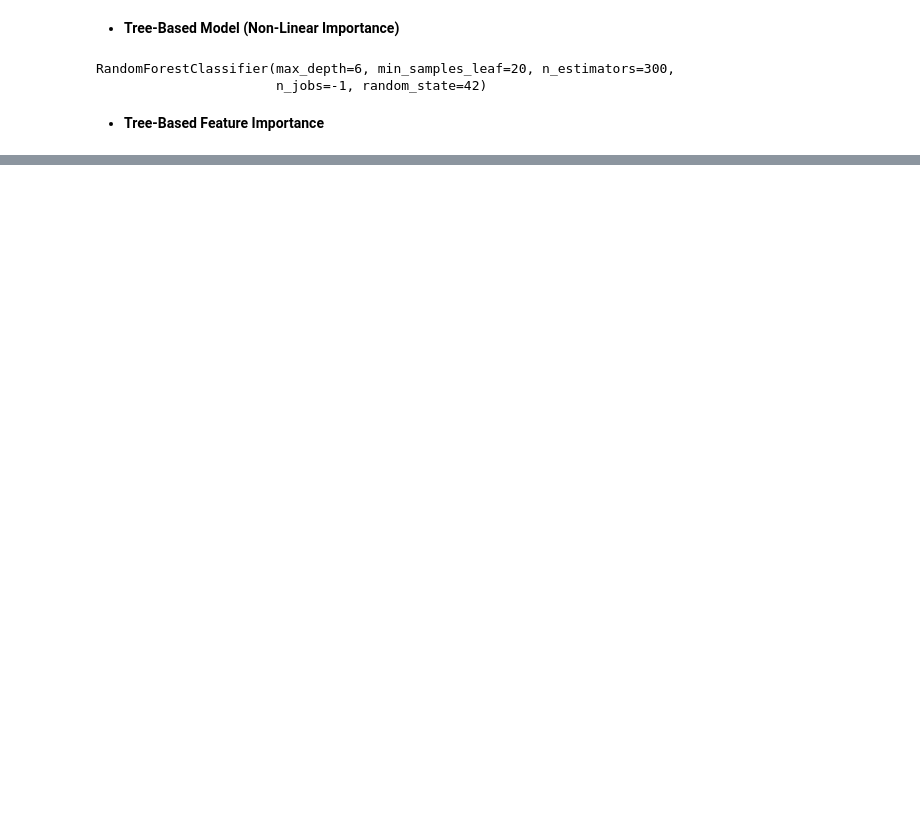
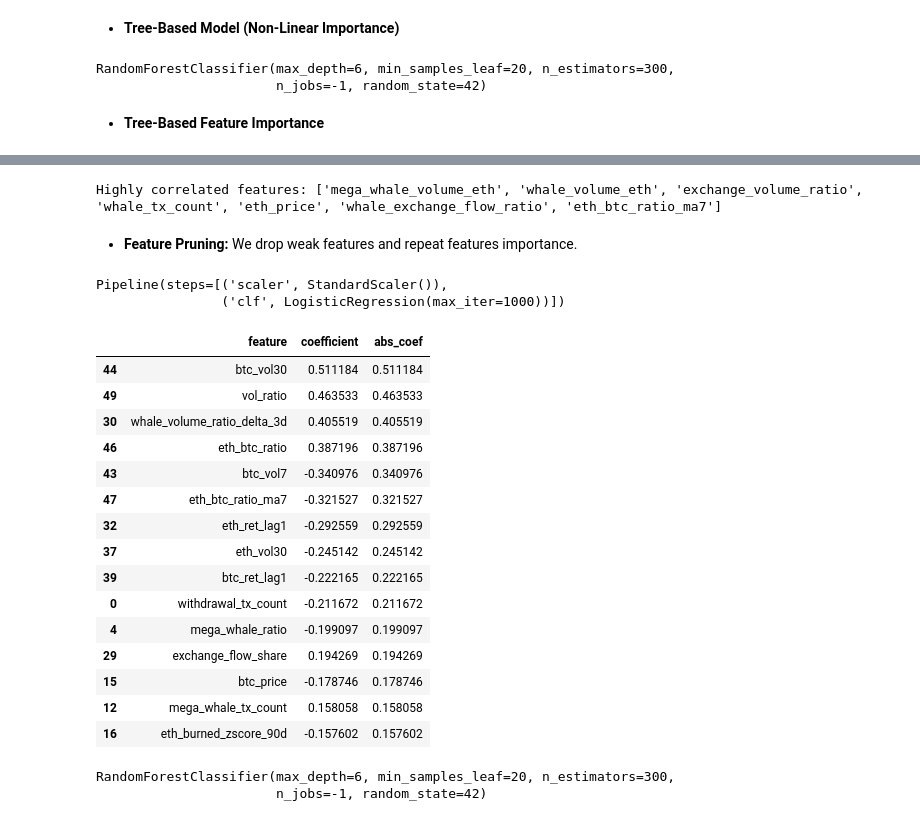
Before and after one commit to FirstBML/Whale-Movement-Based-Price-Direction-Generator-V2, a Jupyter notebook: WhalesIntent/Intent/Data_Prep&EDA.ipynb, the cells around one changed output, grey strips where cells are left out. Saved outputs shown, nothing was run; the diff lists cells and outputs as text; code cells hidden in the pictures; blank space fills up the shorter version.

```diff
--- a/WhalesIntent/Intent/Data_Prep&EDA.ipynb
+++ b/WhalesIntent/Intent/Data_Prep&EDA.ipynb
@@ -557,0 +664,14 @@ KeyError: 'bitcoin_regime'
+# %%
+corr = X_train.corr().abs()
+upper = corr.where(np.triu(np.ones(corr.shape), k=1).astype(bool))
+
+to_drop = [
+    col for col in upper.columns
+    if any(upper[col] > 0.9)
+]
+
+print("Highly correlated features:", to_drop)
+# %% [output]
+Highly correlated features: ['mega_whale_volume_eth', 'whale_volume_eth', 'exchange_volume_ratio', 'whale_tx_count', 'eth_price', 'whale_exchange_flow_ratio', 'eth_btc_ratio_ma7']
+# %% [markdown]
+- **Feature Pruning:** We drop weak features and repeat features importance.
@@ -557,0 +689,62 @@ KeyError: 'bitcoin_regime'
+# %%
+X_train_p = train_df[FEATURE_COLS_PRUNED]
+X_val_p   = val_df[FEATURE_COLS_PRUNED]
+
+y_train = train_df["target_t2"]
+y_val   = val_df["target_t2"]
+# %%
+from sklearn.linear_model import LogisticRegression
+from sklearn.preprocessing import StandardScaler
+from sklearn.pipeline import Pipeline
+
+linear_model_p = Pipeline([
+    ("scaler", StandardScaler()),
+    ("clf", LogisticRegression(max_iter=1000))
+])
+
+linear_model_p.fit(X_train_p, y_train)
+# %% [output]
+Pipeline(steps=[('scaler', StandardScaler()),
+                ('clf', LogisticRegression(max_iter=1000))])
+# %%
+coef_df_p = pd.DataFrame({
+    "feature": FEATURE_COLS_PRUNED,
+    "coefficient": linear_model_p.named_steps["clf"].coef_[0]
+})
+
+coef_df_p["abs_coef"] = coef_df_p["coefficient"].abs()
+coef_df_p = coef_df_p.sort_values("abs_coef", ascending=False)
+
+coef_df_p.head(15)
+# %% [output]
+|  | feature | coefficient | abs_coef |
+| 44 | btc_vol30 | 0.511184 | 0.511184 |
+| 49 | vol_ratio | 0.463533 | 0.463533 |
+| 30 | whale_volume_ratio_delta_3d | 0.405519 | 0.405519 |
+| 46 | eth_btc_ratio | 0.387196 | 0.387196 |
+| 43 | btc_vol7 | -0.340976 | 0.340976 |
+| 47 | eth_btc_ratio_ma7 | -0.321527 | 0.321527 |
+| 32 | eth_ret_lag1 | -0.292559 | 0.292559 |
+| 37 | eth_vol30 | -0.245142 | 0.245142 |
+| 39 | btc_ret_lag1 | -0.222165 | 0.222165 |
+| 0 | withdrawal_tx_count | -0.211672 | 0.211672 |
+| 4 | mega_whale_ratio | -0.199097 | 0.199097 |
+| 29 | exchange_flow_share | 0.194269 | 0.194269 |
+| 15 | btc_price | -0.178746 | 0.178746 |
+| 12 | mega_whale_tx_count | 0.158058 | 0.158058 |
+| 16 | eth_burned_zscore_90d | -0.157602 | 0.157602 |
+# %%
+from sklearn.ensemble import RandomForestClassifier
+
+rf_model_p = RandomForestClassifier(
+    n_estimators=300,
+    max_depth=6,
+    min_samples_leaf=20,
+    random_state=42,
+    n_jobs=-1
+)
+
+rf_model_p.fit(X_train_p, y_train)
+# %% [output]
+RandomForestClassifier(max_depth=6, min_samples_leaf=20, n_estimators=300,
+                       n_jobs=-1, random_state=42)
```
Also changed, not shown: parts of 39 cells of this notebook, 1 other file.
